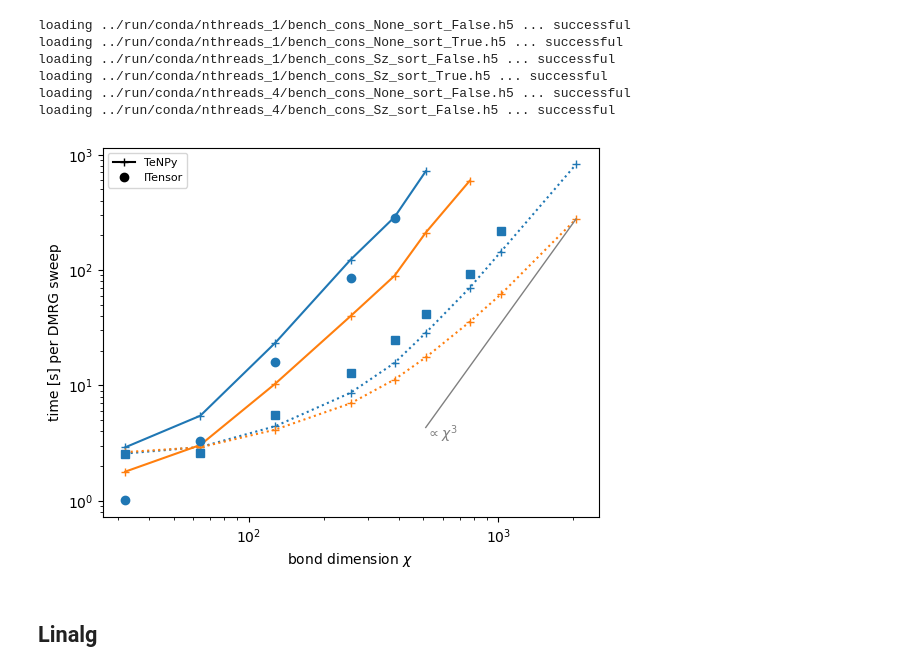
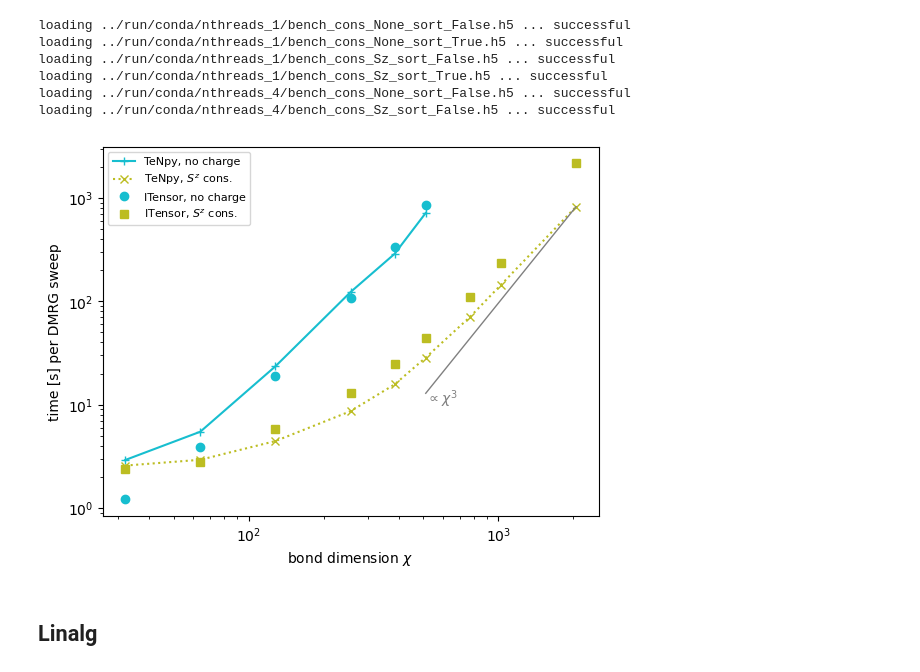
Before and after one commit to tenpy/tenpy_benchmarks, a Jupyter notebook: plots/paper_fig.ipynb, the cells around one changed output. Cells and saved outputs as stored; diff of their text form; code cells hidden in the pictures.

```diff
--- a/plots/paper_fig.ipynb
+++ b/plots/paper_fig.ipynb
@@ -99,61 +99,64 @@ def read_itensor_output(filename, expected_header="# sweep maxlinkdim walltime")
     return np.array(chis), np.array(times)
 # %%
 def plot_tenpy_itensor_vs_chi(ax, *, legend=True,
-        labels=["TeNpy, no charge, 1 core",
-                "TeNpy, cons. Sz., 1 core",
-                "TeNpy, no charge, 4 cores",
-                "TeNpy, cons. Sz., 4 cores",
-                "TeNpy, no charge, 1 core",
-                "TeNpy, cons. Sz., 1 core"]
+        labels=["TeNpy, no charge",
+                "TeNpy, $S^z$ cons.",
+                # "TeNpy, no charge, 4 cores",
+                # "TeNpy, cons. Sz., 4 cores",
+                "ITensor, no charge",
+                "ITensor, $S^z$ cons."],
+        legend_kwargs={}
+    ):
+    col_None = colors[-1]
+    col_Sz = colors[-2]
 
-    ):
 
     file = "../run/conda/nthreads_1/bench_cons_None_sort_False.h5"
     chis, time_per_sweep = extract_time_per_sweep(data_files_DMRG[file])
-    ax.plot(chis, time_per_sweep, color=color_(1), linestyle="-", marker='+', label=labels[0])
+    ax.plot(chis, time_per_sweep, color=col_None, linestyle="-", marker='+', label=labels[0])
     file = "../run/conda/nthreads_1/bench_cons_Sz_sort_False.h5"
     chis, time_per_sweep = extract_time_per_sweep(data_files_DMRG[file])
-    ax.plot(chis, time_per_sweep, color=color_(1), linestyle=":", marker='+', label=labels[1])
+    ax.plot(chis, time_per_sweep, color=col_Sz, linestyle=":", marker='x', label=labels[1])
 
-    file = "../run/conda/nthreads_4/bench_cons_None_sort_False.h5"
-    chis, time_per_sweep = extract_time_per_sweep(data_files_DMRG[file])
-    ax.plot(chis, time_per_sweep, color=color_(4), linestyle="-", marker='+', label=labels[2])
-    file = "../run/conda/nthreads_4/bench_cons_Sz_sort_False.h5"
-    chis, time_per_sweep = extract_time_per_sweep(data_files_DMRG[file])
-    ax.plot(chis, time_per_sweep, color=color_(4), linestyle=":", marker='+', label=labels[3])
+    # file = "../run/conda/nthreads_4/bench_cons_None_sort_False.h5"
+    # chis, time_per_sweep = extract_time_per_sweep(data_files_DMRG[file])
+    # ax.plot(chis, time_per_sweep, color=color_(4), linestyle="-", marker='+', label=labels[2])
+    # file = "../run/conda/nthreads_4/bench_cons_Sz_sort_False.h5"
+    # chis, time_per_sweep = extract_time_per_sweep(data_files_DMRG[file])
+    # ax.plot(chis, time_per_sweep, color=color_(4), linestyle=":", marker='+', label=labels[3])
 
     i_chis, i_time_per_sweep = read_itensor_output("../itensor/timings_nthreads_01_conserve_False.out")
-    ax.plot(i_chis, i_time_per_sweep, color=color_(1), marker='o', linestyle='', label=labels[4])
+    ax.plot(i_chis, i_time_per_sweep, color=col_None, marker='o', linestyle='', label=labels[2])
     i_chis, i_time_per_sweep = read_itensor_output("../itensor/timings_nthreads_01_conserve_True.out")
-    ax.plot(i_chis, i_time_per_sweep, color=color_(1), marker='s', linestyle='', label=labels[5])
+    ax.plot(i_chis, i_time_per_sweep, color=col_Sz, marker='s', linestyle='', label=labels[3])
 
     chi_fit = np.array([512, 2048])
     chi_fit_pow3 = chi_fit**3 * (time_per_sweep[-1]/chis[-1]**3)
     ax.plot(chi_fit, chi_fit_pow3, linestyle='-', color='gray', linewidth=1.)#, label=r"$\propto \chi^3$")
     ax.text(chi_fit[0], chi_fit_pow3[0] * 0.8, r"$\propto \chi^3$", color='gray')
     if legend:
         if labels == [None]*6:
             patches = []
             labels = []
             import matplotlib.lines as mlines
             patches.append(mlines.Line2D([], [], linestyle='-', marker='+', color='k'))
             labels.append("TeNPy")
             patches.append(mlines.Line2D([], [], linestyle='', marker='o', color='k'))
             labels.append("ITensor")
-            ax.legend(patches, labels, loc='upper left')
+            ax.legend(patches, labels, loc='upper left', **legend_kwargs)
         else:
-            ax.legend(loc='upper left')
+            ax.legend(loc='upper left', **legend_kwargs)
     ax.set_ylabel('time [s] per DMRG sweep')
     ax.set_xlabel(r'bond dimension $\chi$')
     ax.set_xscale('log')
     ax.set_yscale('log')
 
 
 fig = plt.figure()
-plot_tenpy_itensor_vs_chi(plt.gca(), labels=[None]*6)
+plot_tenpy_itensor_vs_chi(plt.gca())
 plt.show()
 # %% [output]
-[figure, old version]
+[figure, new version]
 # %% [markdown]
 ## Linalg
 # %%
```
Also changed, not shown: parts of 2 cells of this notebook, 7 other files.
